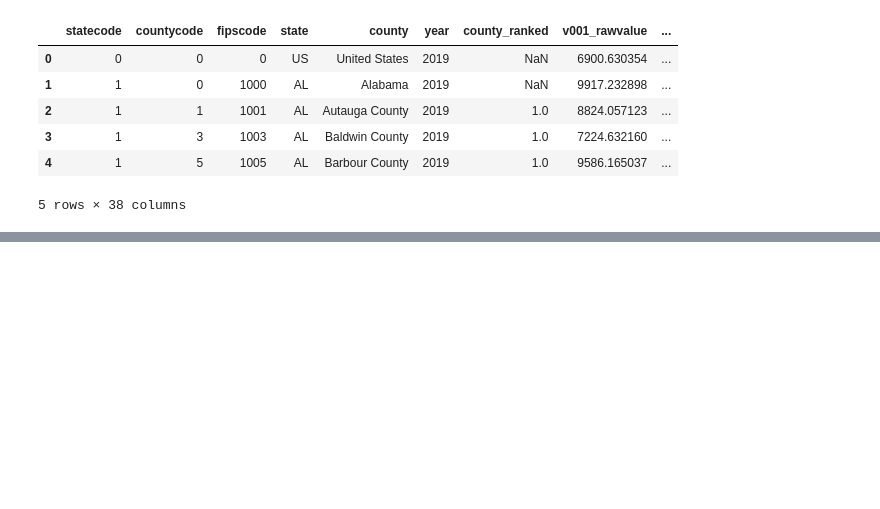
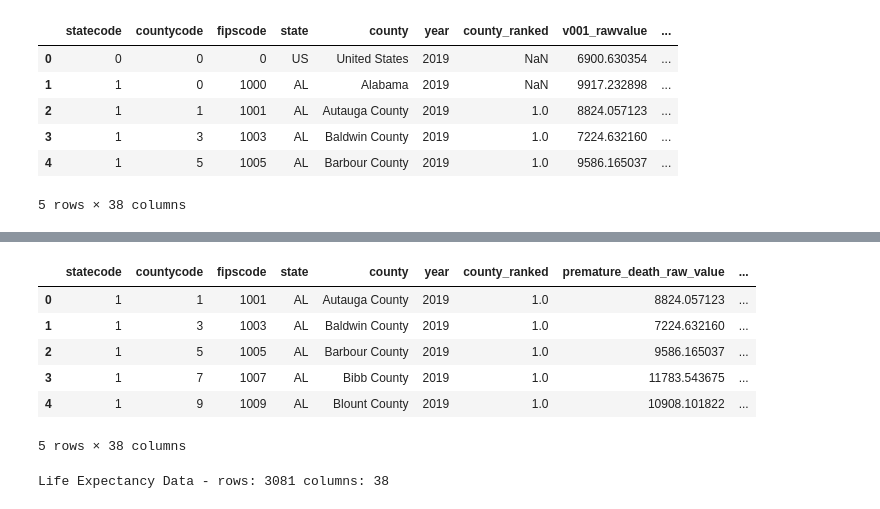
Before and after one commit to jankomah/Predicting_Life_Expectancy, a Jupyter notebook: 01.Josh_CleaningNotebook.ipynb, the cells around one changed output, grey strips where cells are left out. Saved outputs shown, nothing was run; the diff lists cells and outputs as text; code cells hidden in the pictures; blank space fills up the shorter version.

```diff
--- a/01.Josh_CleaningNotebook.ipynb
+++ b/01.Josh_CleaningNotebook.ipynb
@@ -212,0 +266,18 @@ def count_null_df(df):
+# %%
+# Dropping the rows that arent Ranked
+County_health = df_new[df_new['county_ranked'] == 1].copy()
+County_health.reset_index(inplace = True, drop = True)
+# %%
+County_health.head()
+# %% [output]
+|  | statecode | countycode | fipscode | state | county | year | county_ranked | premature_death_raw_value | ... |
+| 0 | 1 | 1 | 1001 | AL | Autauga County | 2019 | 1.0 | 8824.057123 | ... |
+| 1 | 1 | 3 | 1003 | AL | Baldwin County | 2019 | 1.0 | 7224.632160 | ... |
+| 2 | 1 | 5 | 1005 | AL | Barbour County | 2019 | 1.0 | 9586.165037 | ... |
+| 3 | 1 | 7 | 1007 | AL | Bibb County | 2019 | 1.0 | 11783.543675 | ... |
+| 4 | 1 | 9 | 1009 | AL | Blount County | 2019 | 1.0 | 10908.101822 | ... |
+5 rows × 38 columns
+# %%
+print('Life Expectancy Data - rows:' , County_health.shape[0],'columns:', County_health.shape[1])
+# %% [output]
+Life Expectancy Data - rows: 3081 columns: 38
```
Also changed, not shown: parts of 12 cells of this notebook.
